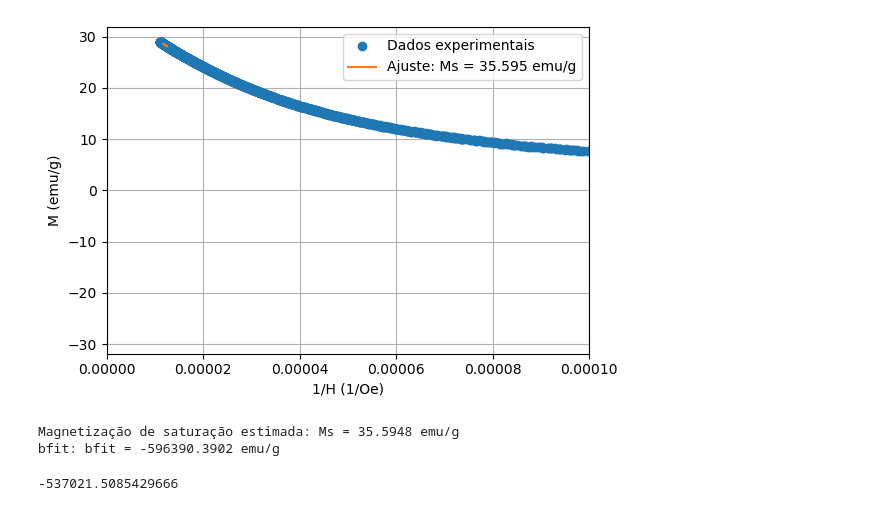
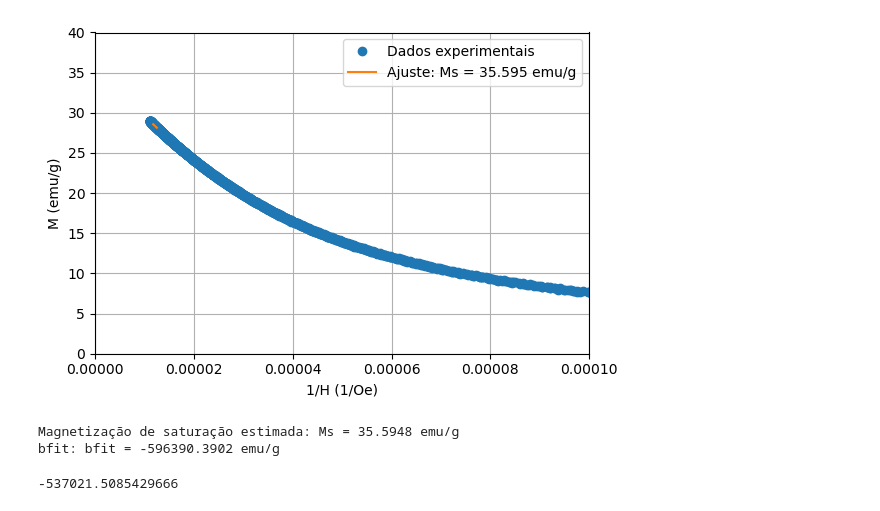
Before and after one commit to alanfdsa/Co_Dimer_M16, a Jupyter notebook: dados/Untitled.ipynb, the cells around one changed output. Cells and saved outputs as stored; diff of their text form; code cells hidden in the pictures.

```diff
--- a/dados/Untitled.ipynb
+++ b/dados/Untitled.ipynb
@@ -34,34 +34,35 @@ M_sel = M[mask]
 # Verificação de segurança
 if len(H_sel) < 2:
     raise ValueError("Poucos ou nenhum ponto selecionado. Ajuste os valores de a e b.")
 
 # Ajuste de curva
 params, _ = curve_fit(linear_invH, H_sel, M_sel)
 Ms, b_fit = params
 
 # Curva ajustada para visualização
 H_fit = np.linspace(a, b, 300)
 M_fit = linear_invH(H_fit, Ms, b_fit)
 
 # Plotagem
 plt.figure(figsize=(6,4))
 plt.plot(1/H, M, 'o', label='Dados experimentais')
 plt.plot(1/H_fit, M_fit, '-', label=f'Ajuste: Ms = {Ms:.3f} emu/g')
 
 #plt.xlim(1/b, 1/a)  # mesmo intervalo usado na máscara, mas em 1/H
 plt.xlim(0,0.0001)
+plt.ylim(0,40)
 plt.xlabel('1/H (1/Oe)')
 plt.ylabel('M (emu/g)')
 plt.legend()
 plt.grid(True)
 plt.tight_layout()
 plt.show()
 
 # Exibe o valor estimado
 print(f"Magnetização de saturação estimada: Ms = {Ms:.4f} emu/g")
 print(f"bfit: bfit = {b_fit:.4f} emu/g")
 # %% [output]
-[figure, old version]
+[figure, new version]
 Magnetização de saturação estimada: Ms = 35.5948 emu/g
 bfit: bfit = -596390.3902 emu/g
 # %%
```
Also changed, not shown: 5 other files.
